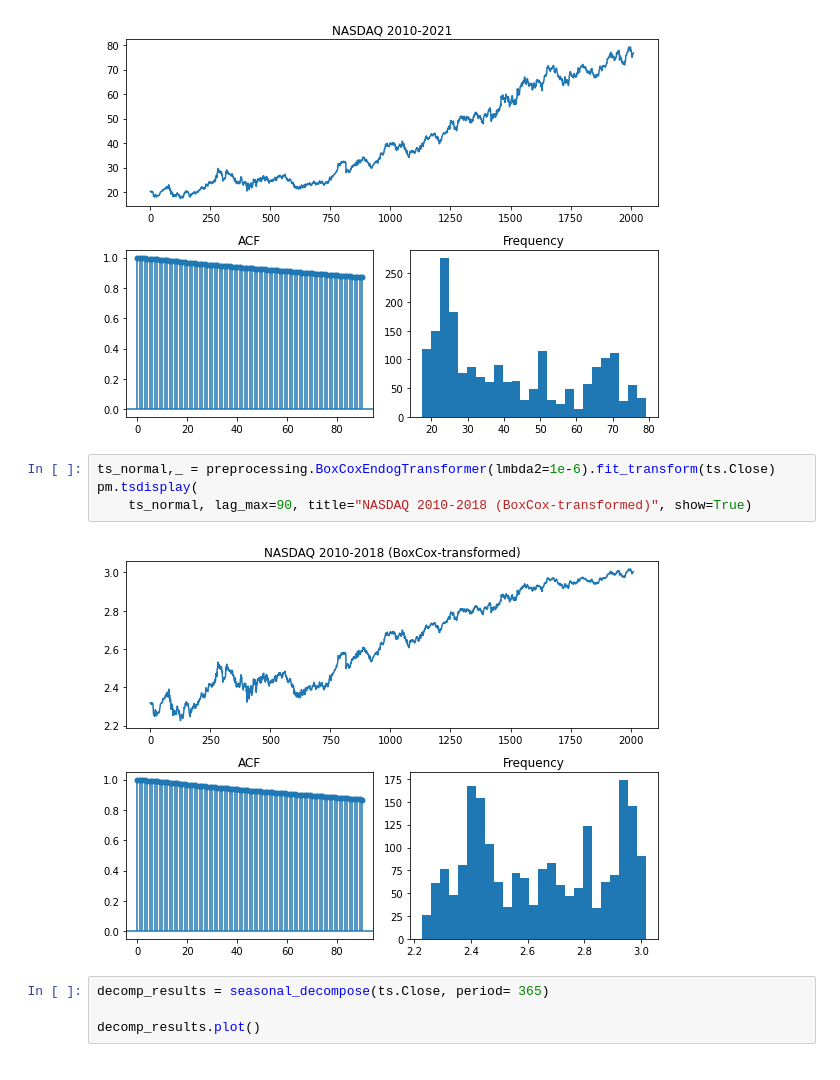
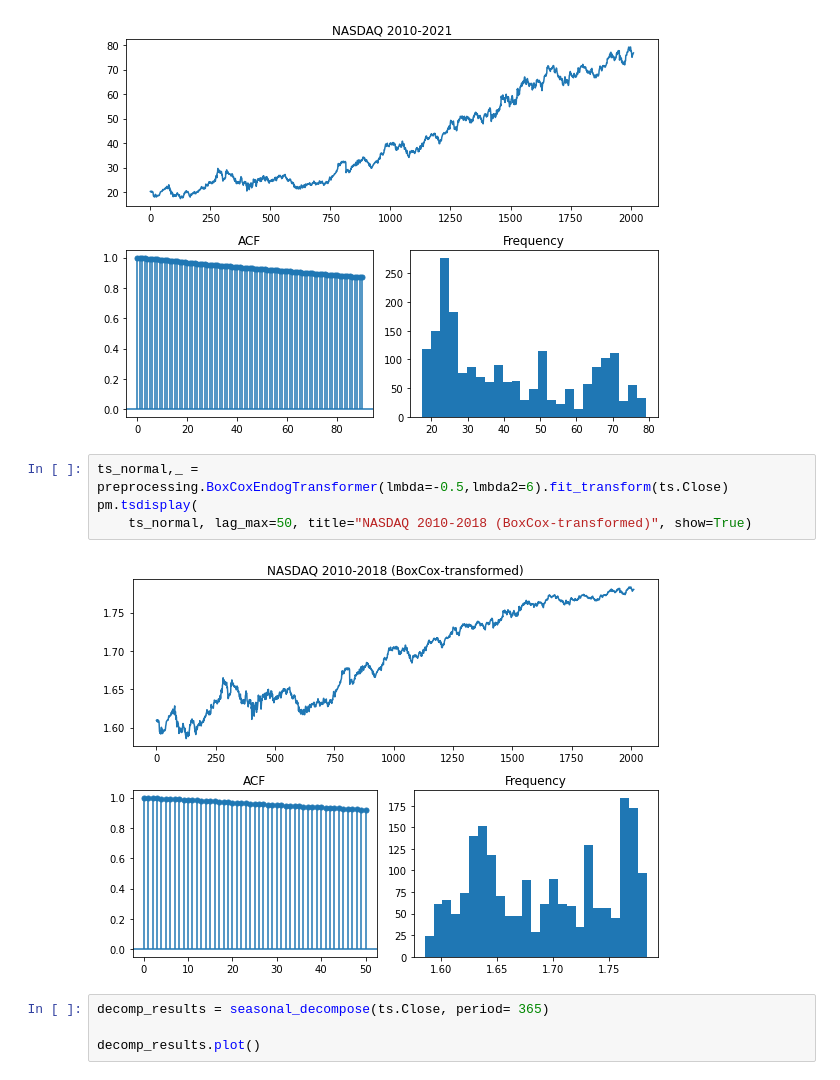
Before and after one commit to cian-moynagh/Group-40-Sweng, a Jupyter notebook: Time Series Analysis.ipynb, the cells around one changed output. Saved outputs shown, nothing was run; the diff lists cells and outputs as text.

```diff
--- a/Time Series Analysis.ipynb
+++ b/Time Series Analysis.ipynb
@@ -29,11 +29,11 @@ pm.tsdisplay(
 # %% [output]
 [figure]
 # %%
-ts_normal,_ = preprocessing.BoxCoxEndogTransformer(lmbda2=1e-6).fit_transform(ts.Close)
+ts_normal,_ = preprocessing.BoxCoxEndogTransformer(lmbda=-0.5,lmbda2=6).fit_transform(ts.Close)
 pm.tsdisplay(
-    ts_normal, lag_max=90, title="NASDAQ 2010-2018 (BoxCox-transformed)", show=True)
+    ts_normal, lag_max=50, title="NASDAQ 2010-2018 (BoxCox-transformed)", show=True)
 # %% [output]
-[figure, old version]
+[figure, new version]
 # %%
 decomp_results = seasonal_decompose(ts.Close, period= 365)
 
```
Also changed, not shown: parts of 7 cells of this notebook.
